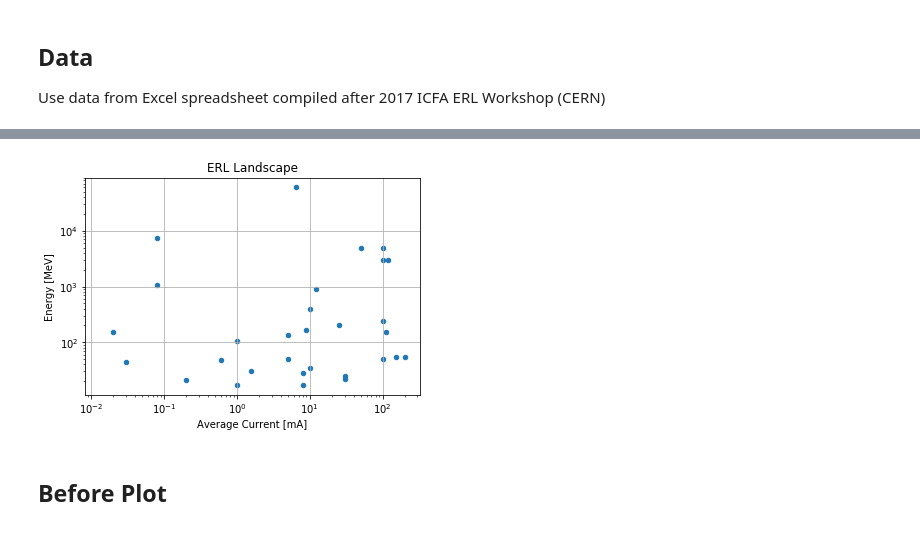
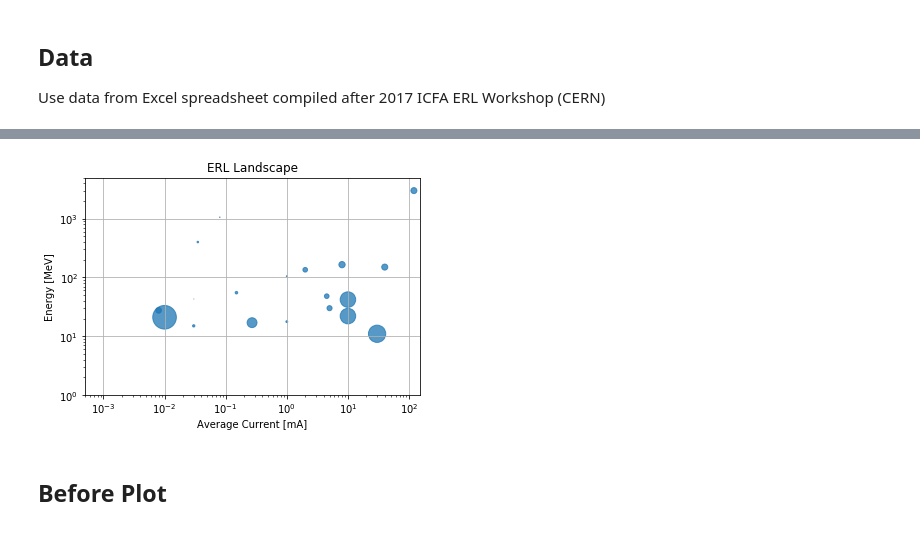
Before and after one commit to cdtennant/ERL-Landscape, a Jupyter notebook: ERL Landscape.ipynb, the cells around one changed output, grey strips where cells are left out. Cells and saved outputs as stored; diff of their text form; code cells hidden in the pictures.

```diff
--- a/ERL Landscape.ipynb
+++ b/ERL Landscape.ipynb
@@ -11,5 +12,5 @@ import pandas as pd
 ## Data
 Use data from Excel spreadsheet compiled after 2017 ICFA ERL Workshop (CERN)
 # %%
-df = pd.read_csv('ERL_Landscape_Data_12262018.csv')
+df = pd.read_csv('ERL_Landscape_Data_04102019.csv')
 # %%
@@ -24,22 +36,29 @@ df.head()
+# %%
+#BunchCharge_sqrt = df['BunchCharge'].apply(np.sqrt)
+BunchCharge2 = np.power(df['BunchCharge'], 0.75)
 # %%
 #plt.scatter(x = gdp_cap, y = life_exp, s = np.array(pop)*2, c = col, alpha = 0.8)
 # %%
-df.plot.scatter('CurrentLow','EnergyLow')
+df.plot.scatter(x = 'AveCurrent', y = 'Energy', s = BunchCharge2, alpha = 0.75)
 
 plt.xscale('log')
 plt.yscale('log')
+
+plt.ylim(1,5000)
+plt.xlim(0.0005,150)
 
 xlab = 'Average Current [mA]'
 ylab = 'Energy [MeV]'
 title = 'ERL Landscape'
 
 plt.xlabel(xlab)
 plt.ylabel(ylab)
 plt.title(title)
 
 plt.grid(True)
+plt.savefig('ERL_landscape.png', dpi=240, bbox_inches='tight')
 # %% [output]
-[figure, old version]
+[figure, new version]
 # %% [markdown]
 ## Before Plot
 ![image.png](attachment:image.png)
```
Also changed, not shown: parts of 2 cells of this notebook.
